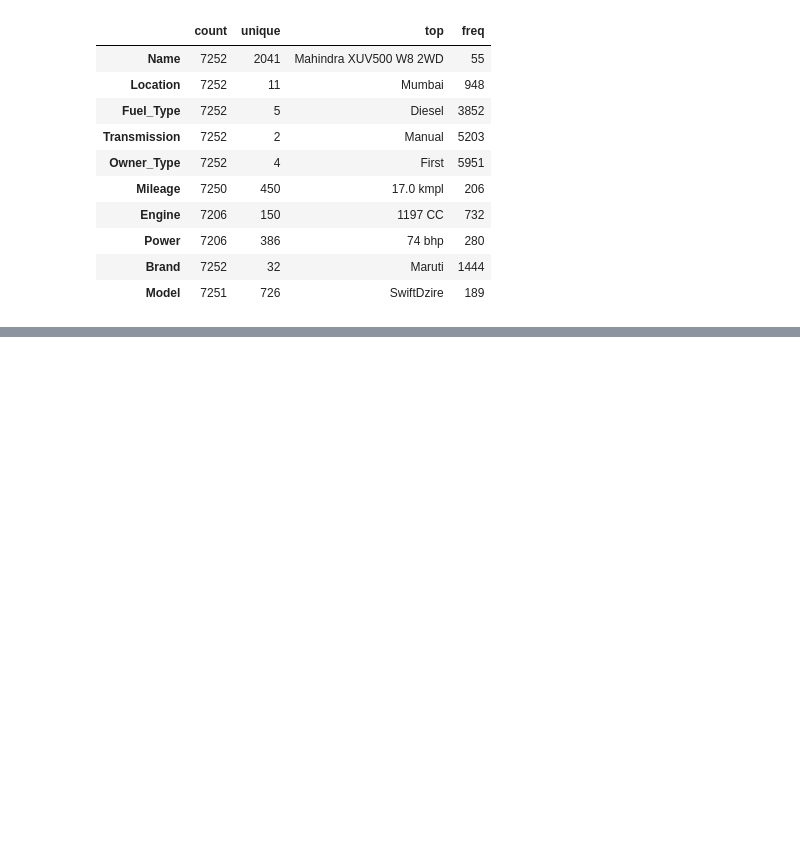
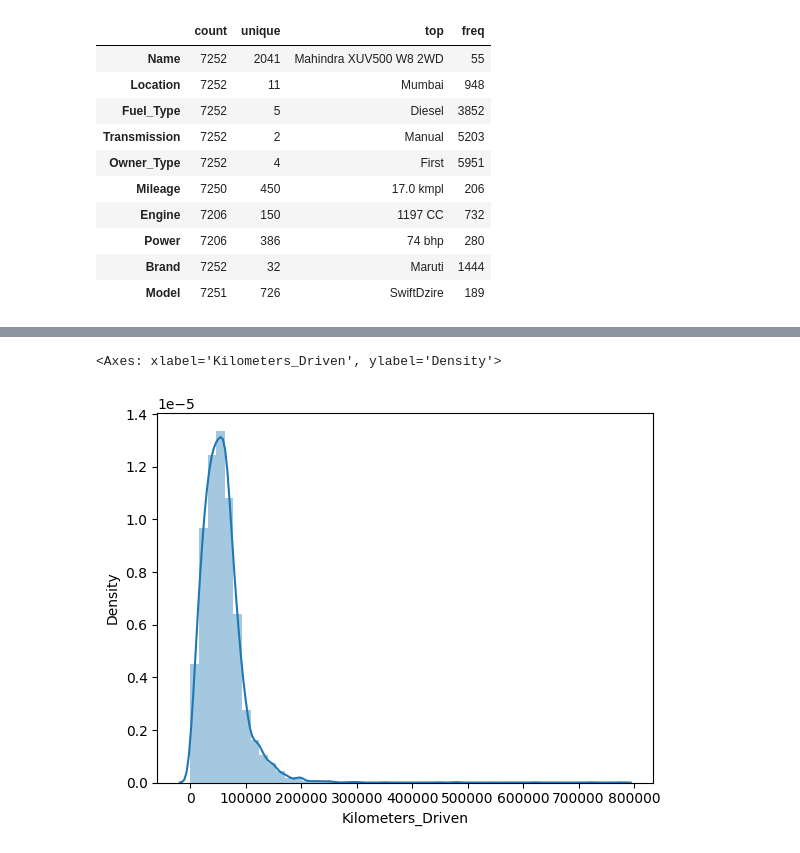
Before and after one commit to sr606/Machine_Learning_CaseStudies, a Jupyter notebook: Cars24_EDA.ipynb, the cells around one changed output, grey strips where cells are left out. Saved outputs shown, nothing was run; the diff lists cells and outputs as text; code cells hidden in the pictures; blank space fills up the shorter version.

```diff
--- a/Cars24_EDA.ipynb
+++ b/Cars24_EDA.ipynb
@@ -480,0 +537,5 @@ df.describe(include = 'O').T
+# %%
+sns.distplot(df[df['Kilometers_Driven'] != df['Kilometers_Driven'].max()]['Kilometers_Driven'])
+# %% [output]
+<Axes: xlabel='Kilometers_Driven', ylabel='Density'>
+[figure, added]
```
Also changed, not shown: parts of 20 cells of this notebook.
